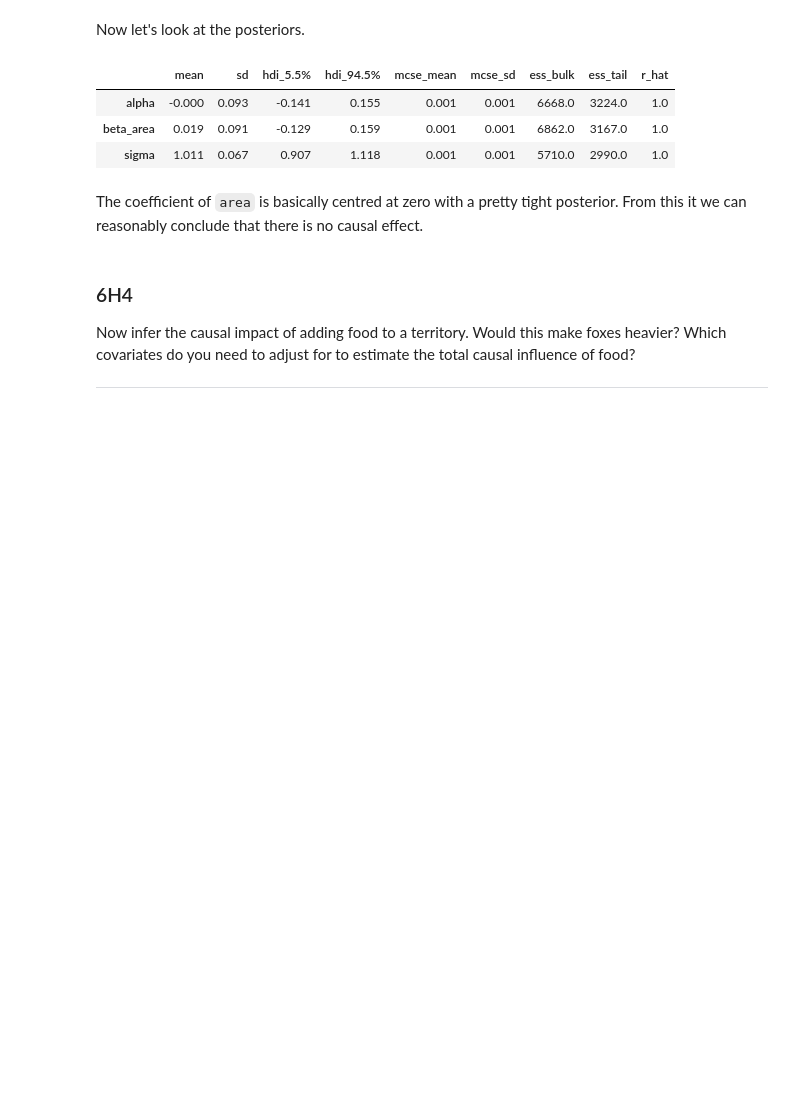
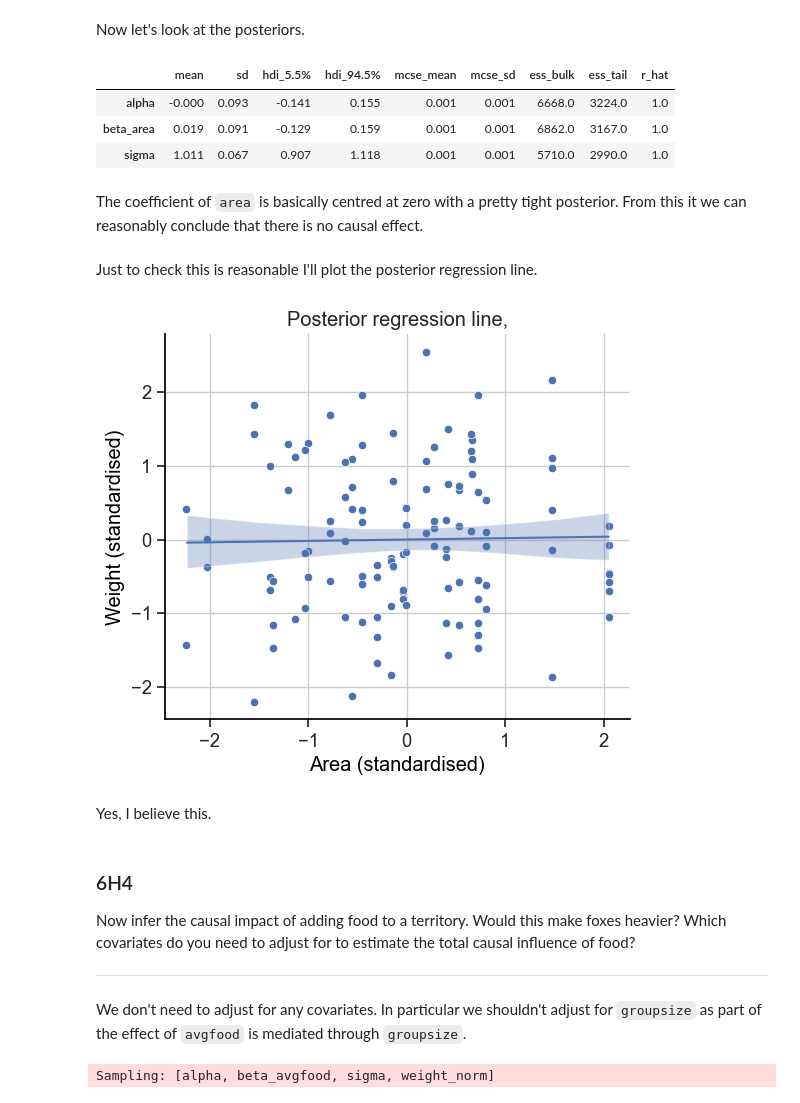
Before and after one commit to chris-leonard/statistical-rethinking, a Jupyter notebook: exercises/chapter_6.ipynb, the cells around one changed output. Cells and saved outputs as stored; diff of their text form; code cells hidden in the pictures; blank space fills up the shorter version.

```diff
--- a/exercises/chapter_6.ipynb
+++ b/exercises/chapter_6.ipynb
@@ -60,6 +62,19 @@ RANDOM_SEED = 42
 def load_data(file_name, data_dir=DATA_DIR, **kwargs):
     path = os.path.join(data_dir, file_name)
     return pd.read_csv(path, **kwargs)
+# %%
+def smooth_plot_data(x, y, smooth_kwargs=None):
+    if smooth_kwargs is None:
+        smooth_kwargs = {}
+
+    smooth_kwargs.setdefault("window_length", 55)
+    smooth_kwargs.setdefault("polyorder", 2)
+    x_data = np.linspace(x.min(), x.max(), 200)
+    x_data[0] = (x_data[0] + x_data[1]) / 2
+    y_interp = griddata(x, y, x_data)
+    y_data = savgol_filter(y_interp, axis=0, **smooth_kwargs)
+
+    return x_data, y_data
 # %% [markdown]
 ## Easy
 # %% [markdown]
@@ -1982,6 +1993,8 @@ def normalise(data):
 
 for col in ["avgfood", "area", "weight"]:
     foxes[f"{col}_norm"] = normalise(foxes[col])
+
+foxes["groupsize_norm"] = foxes["groupsize"] - foxes["groupsize"].median()
 # %% [markdown]
 There are no backdoors from `area` to `weight` so we can estimate the causal influence by just regressing `weight` on `area`.
 # %%
@@ -2091,3 +2112,5 @@ az.summary(
 # %% [markdown]
 The coefficient of `area` is basically centred at zero with a pretty tight posterior.
 From this it we can reasonably conclude that there is no causal effect.
+# %% [markdown]
+Just to check this is reasonable I'll plot the posterior regression line.
@@ -2094,3 +2148,28 @@ From this it we can reasonably conclude that there is no causal effect.
+# %%
+fig, ax = plt.subplots(figsize=(6, 5))
+
+sns.scatterplot(
+    foxes,
+    x="area_norm",
+    y="weight_norm",
+    ax=ax,
+)
+
+plot_posterior_linear_model(
+    trace_6h3.constant_data.area_norm,
+    trace_6h3.posterior.mu,
+    ax=ax,
+)
+
+ax.set(
+    xlabel="Area (standardised)",
+    ylabel="Weight (standardised)",
+    title="Posterior regression line,",
+);
+# %% [output]
+[figure, added]
+# %% [markdown]
+Yes, I believe this.
 # %% [markdown]
 ### 6H4
 
@@ -2099,3 +2178,31 @@ Would this make foxes heavier?
 Which covariates do you need to adjust for to estimate the total causal influence of food?
 
 ---
+# %% [markdown]
+We don't need to adjust for any covariates.
+In particular we shouldn't adjust for `groupsize` as part of the effect of `avgfood` is mediated through `groupsize`.
+# %%
+coords = {
+    "obs_id": foxes.index,
+}
+with pm.Model(coords_mutable=coords) as m_6h4:
+    # data
+    avgfood_norm = pm.MutableData("avgfood_norm", foxes.avgfood_norm, dims="obs_id")
+
+    # priors
+    alpha = pm.Normal("alpha", mu=0, sigma=1)
+    beta_avgfood = pm.Normal("beta_avgfood", mu=0, sigma=0.5)
+    sigma = pm.Exponential("sigma", lam=1)
+
+    # model
+    mu = pm.Deterministic("mu", alpha + beta_avgfood * avgfood_norm, dims="obs_id")
+
+    # likelihood
+    weight_norm = pm.Normal(
+        "weight_norm", mu=mu, sigma=sigma, observed=foxes.weight_norm, dims="obs_id"
+    )
+
+    # hit the sample button
+    prior_trace_6h4 = pm.sample_prior_predictive(random_seed=RANDOM_SEED)
+# %% [output]
+Sampling: [alpha, beta_avgfood, sigma, weight_norm]
```
Also changed, not shown: parts of 39 cells of this notebook.
